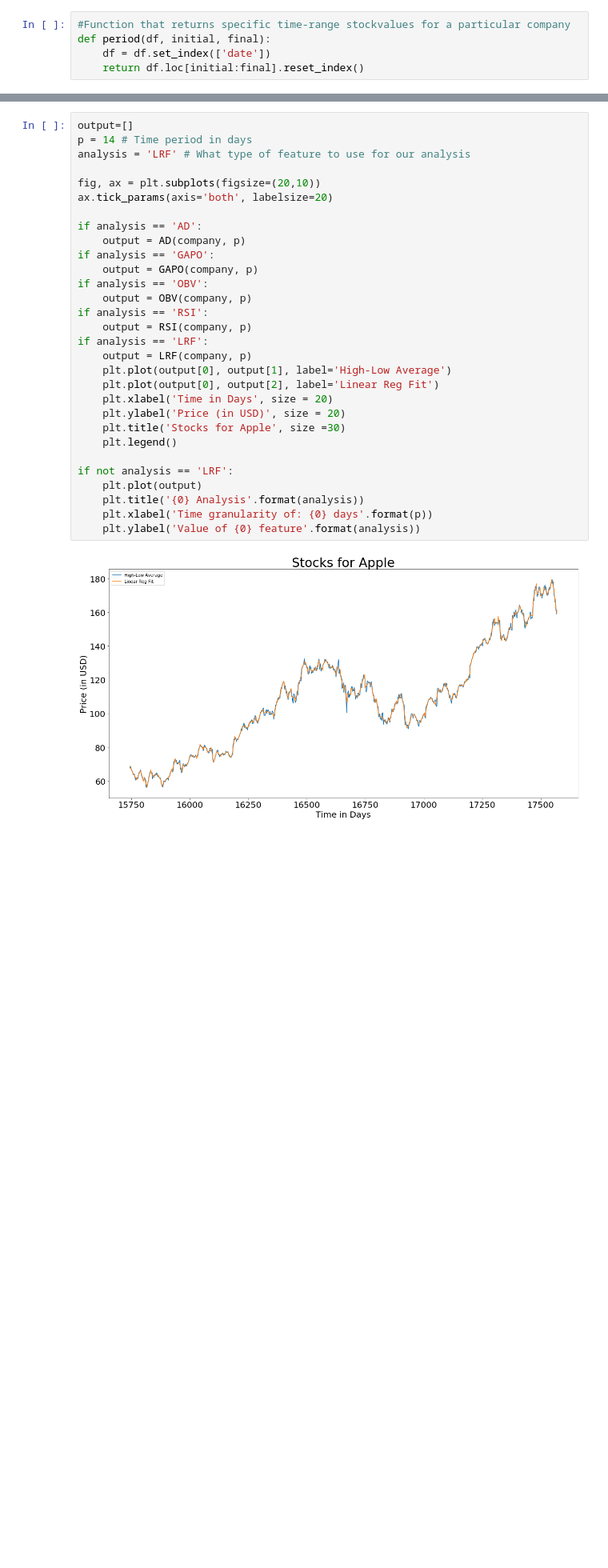
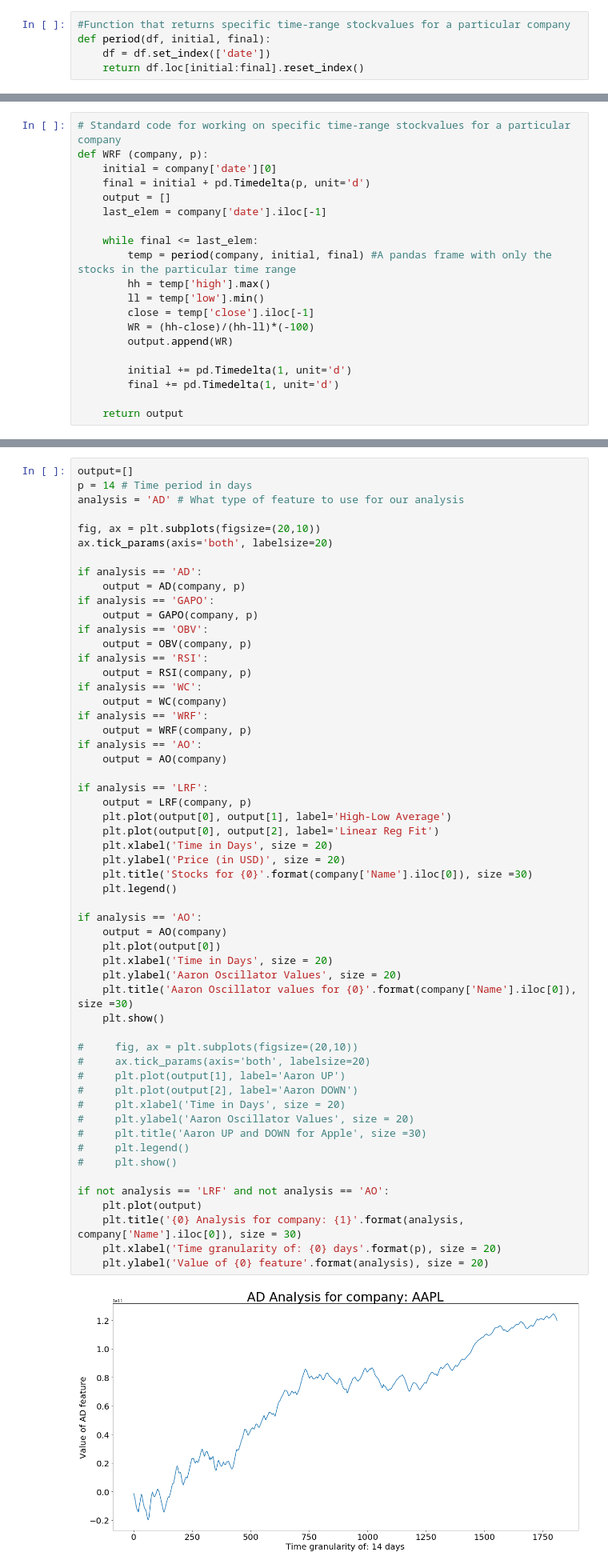
Before and after one commit to gowthamkuntumalla/ECE498_Final_Project, a Jupyter notebook: project_AS.ipynb, the cells around one changed output, grey strips where cells are left out. Shown at 80% size. Saved outputs shown, nothing was run; the diff lists cells and outputs as text; blank space fills up the shorter version.

```diff
--- a/project_AS.ipynb
+++ b/project_AS.ipynb
@@ -179,0 +196,20 @@ def RSI (company, p):
+# %%
+# Standard code for working on specific time-range stockvalues for a particular company
+def WRF (company, p):
+    initial = company['date'][0]
+    final = initial + pd.Timedelta(p, unit='d')
+    output = []
+    last_elem = company['date'].iloc[-1]
+
+    while final <= last_elem:
+        temp = period(company, initial, final) #A pandas frame with only the stocks in the particular time range
+        hh = temp['high'].max()
+        ll = temp['low'].min()
+        close = temp['close'].iloc[-1]
+        WR = (hh-close)/(hh-ll)*(-100)
+        output.append(WR)
+
+        initial += pd.Timedelta(1, unit='d')
+        final += pd.Timedelta(1, unit='d')
+
+    return output
@@ -180,32 +269,57 @@ def RSI (company, p):
 # %%
 output=[]
 p = 14 # Time period in days
-analysis = 'LRF' # What type of feature to use for our analysis
+analysis = 'AD' # What type of feature to use for our analysis
 
 fig, ax = plt.subplots(figsize=(20,10))
 ax.tick_params(axis='both', labelsize=20)
 
 if analysis == 'AD':
     output = AD(company, p)
 if analysis == 'GAPO':
     output = GAPO(company, p)
 if analysis == 'OBV':
     output = OBV(company, p)
 if analysis == 'RSI':
     output = RSI(company, p)
+if analysis == 'WC':
+    output = WC(company)
+if analysis == 'WRF':
+    output = WRF(company, p)
+if analysis == 'AO':
+    output = AO(company)
+
 if analysis == 'LRF':
     output = LRF(company, p)
     plt.plot(output[0], output[1], label='High-Low Average')
     plt.plot(output[0], output[2], label='Linear Reg Fit')
     plt.xlabel('Time in Days', size = 20)
     plt.ylabel('Price (in USD)', size = 20)
-    plt.title('Stocks for Apple', size =30)
+    plt.title('Stocks for {0}'.format(company['Name'].iloc[0]), size =30)
     plt.legend()
 
-if not analysis == 'LRF':
+if analysis == 'AO':
+    output = AO(company)
+    plt.plot(output[0])
+    plt.xlabel('Time in Days', size = 20)
+    plt.ylabel('Aaron Oscillator Values', size = 20)
+    plt.title('Aaron Oscillator values for {0}'.format(company['Name'].iloc[0]), size =30)
+    plt.show()
+
+#     fig, ax = plt.subplots(figsize=(20,10))
+#     ax.tick_params(axis='both', labelsize=20)
+#     plt.plot(output[1], label='Aaron UP')
+#     plt.plot(output[2], label='Aaron DOWN')
+#     plt.xlabel('Time in Days', size = 20)
+#     plt.ylabel('Aaron Oscillator Values', size = 20)
+#     plt.title('Aaron UP and DOWN for Apple', size =30)
+#     plt.legend()
+#     plt.show()
+
+if not analysis == 'LRF' and not analysis == 'AO':
     plt.plot(output)
-    plt.title('{0} Analysis'.format(analysis))
-    plt.xlabel('Time granularity of: {0} days'.format(p))
-    plt.ylabel('Value of {0} feature'.format(analysis))
+    plt.title('{0} Analysis for company: {1}'.format(analysis, company['Name'].iloc[0]), size = 30)
+    plt.xlabel('Time granularity of: {0} days'.format(p), size = 20)
+    plt.ylabel('Value of {0} feature'.format(analysis), size = 20)
 # %% [output]
-[figure, old version]
+[figure, new version]
```
Also changed, not shown: parts of 18 cells of this notebook, 3 other files.
